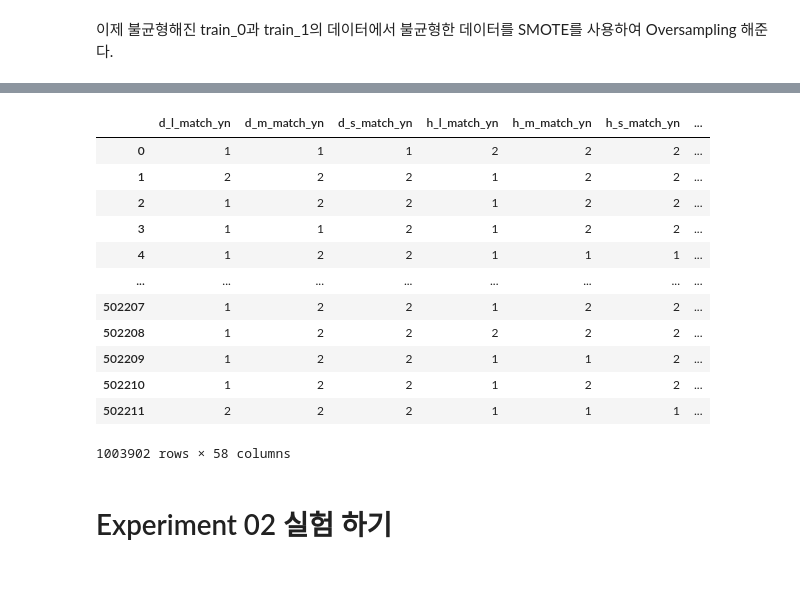
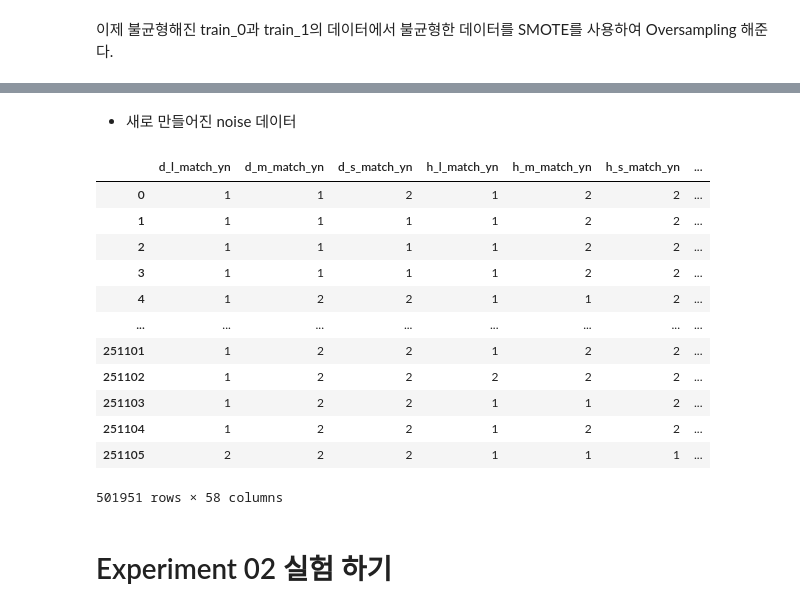
Before and after one commit to Proj-Caliber/Job-Care, a Jupyter notebook: JOB_CARE_YUNYOSEOBipynb.ipynb, the cells around one changed output, grey strips where cells are left out. Cells and saved outputs as stored; diff of their text form; code cells hidden in the pictures; blank space fills up the shorter version.

```diff
--- a/JOB_CARE_YUNYOSEOBipynb.ipynb
+++ b/JOB_CARE_YUNYOSEOBipynb.ipynb
@@ -596,18 +566,21 @@ only_pie_chart(new_train)
-# %%
-new_train
-# %% [output]
-|  | d_l_match_yn | d_m_match_yn | d_s_match_yn | h_l_match_yn | h_m_match_yn | h_s_match_yn | ... |
-| 0 | 1 | 1 | 1 | 2 | 2 | 2 | ... |
-| 1 | 2 | 2 | 2 | 1 | 2 | 2 | ... |
-| 2 | 1 | 2 | 2 | 1 | 2 | 2 | ... |
-| 3 | 1 | 1 | 2 | 1 | 2 | 2 | ... |
-| 4 | 1 | 2 | 2 | 1 | 1 | 1 | ... |
-| ... | ... | ... | ... | ... | ... | ... | ... |
-| 502207 | 1 | 2 | 2 | 1 | 2 | 2 | ... |
-| 502208 | 1 | 2 | 2 | 2 | 2 | 2 | ... |
-| 502209 | 1 | 2 | 2 | 1 | 1 | 2 | ... |
-| 502210 | 1 | 2 | 2 | 1 | 2 | 2 | ... |
-| 502211 | 2 | 2 | 2 | 1 | 1 | 1 | ... |
-1003902 rows × 58 columns
+# %% [markdown]
+- 새로 만들어진 noise 데이터
+# %%
+new_train.drop('level_0', axis=1, inplace=True)
+new_train
+# %% [output]
+|  | d_l_match_yn | d_m_match_yn | d_s_match_yn | h_l_match_yn | h_m_match_yn | h_s_match_yn | ... |
+| 0 | 1 | 1 | 2 | 1 | 2 | 2 | ... |
+| 1 | 1 | 1 | 1 | 1 | 2 | 2 | ... |
+| 2 | 1 | 1 | 1 | 1 | 2 | 2 | ... |
+| 3 | 1 | 1 | 1 | 1 | 2 | 2 | ... |
+| 4 | 1 | 2 | 2 | 1 | 1 | 2 | ... |
+| ... | ... | ... | ... | ... | ... | ... | ... |
+| 251101 | 1 | 2 | 2 | 1 | 2 | 2 | ... |
+| 251102 | 1 | 2 | 2 | 2 | 2 | 2 | ... |
+| 251103 | 1 | 2 | 2 | 1 | 1 | 2 | ... |
+| 251104 | 1 | 2 | 2 | 1 | 2 | 2 | ... |
+| 251105 | 2 | 2 | 2 | 1 | 1 | 1 | ... |
+501951 rows × 58 columns
 # %%
 #new_train.to_csv("new_train.csv", index=False)
```
Also changed, not shown: parts of 38 cells of this notebook.
